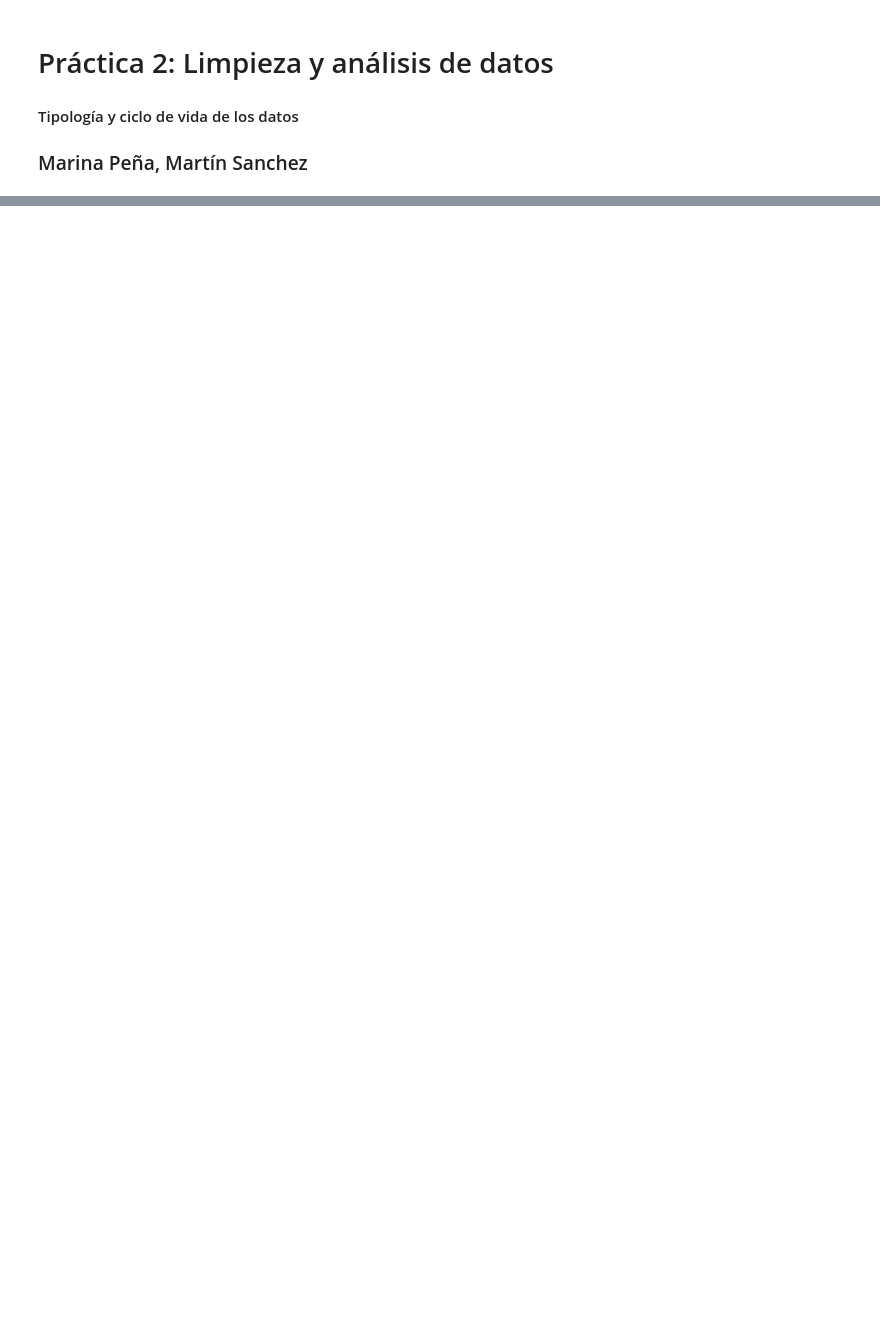
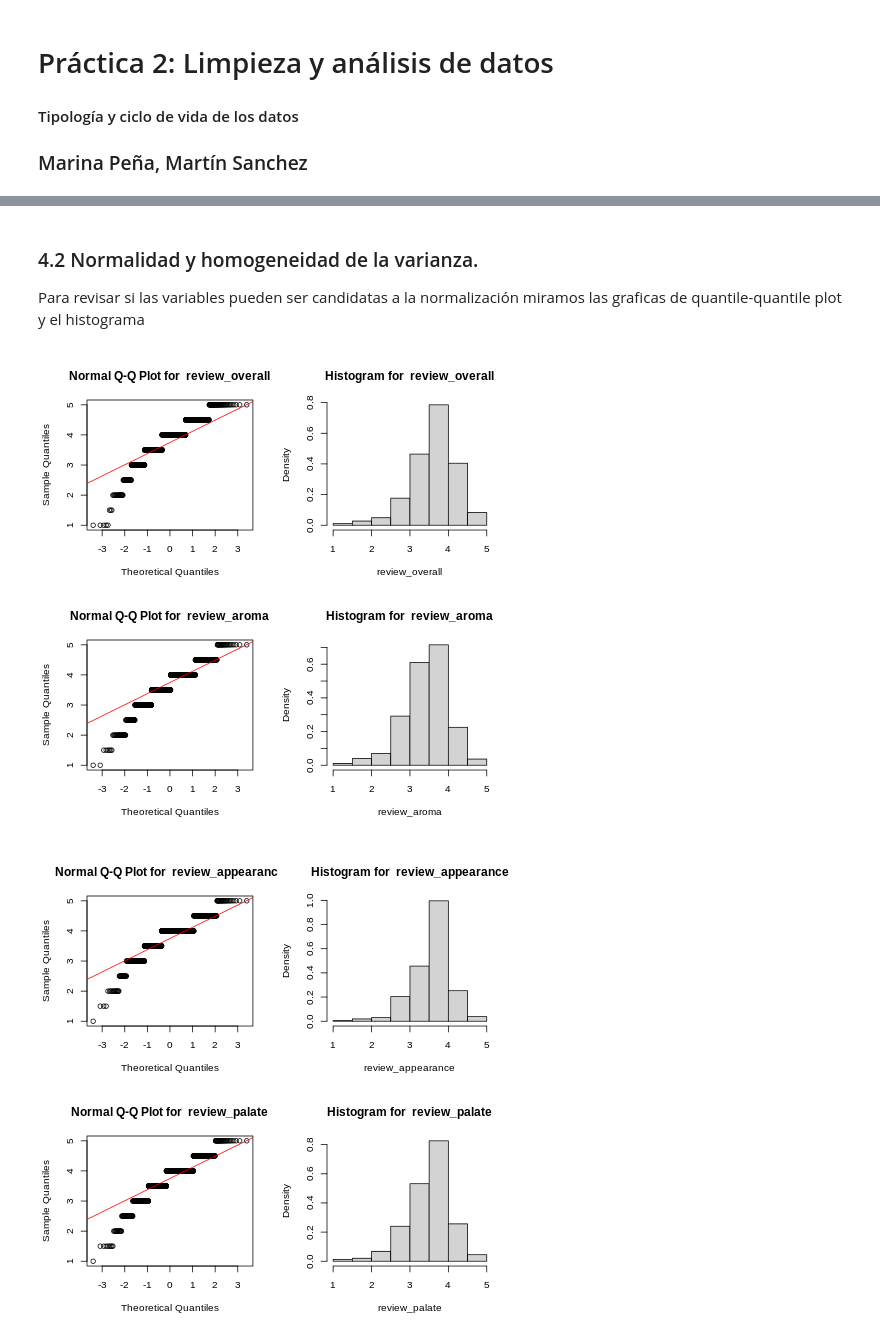
Before and after one commit to martinsanc/data_cleaning, a Jupyter notebook: PRA2.ipynb, the cells around one changed output, grey strips where cells are left out. Drawn from its saved outputs; the diff is of its cells as text; code cells hidden in the pictures; blank space fills up the shorter version.

```diff
--- a/PRA2.ipynb
+++ b/PRA2.ipynb
@@ -24,0 +307,8 @@
+# %%
+%%R
+#Seleccionamos
+df_beer = data[data$brewery_name=='Rock Bottom Restaurant & Brewery',c(3:5,7:12)]
+
+# Ordenamos las columnas
+df_beer = df_beer %>% select(review_overall:review_appearance, review_palate:review_taste, beer_abv, beer_style, beer_name, rango_graduacion)
+str(df_beer)
@@ -24,0 +331,20 @@
+# %% [markdown]
+### 4.2 Normalidad y homogeneidad de la varianza.
+
+Para revisar si las variables pueden ser candidatas a la normalización miramos las graficas de quantile-quantile
+plot y el histograma
+# %%
+%%R
+par(mfrow=c(2,2))
+for(i in 1:ncol(df_beer)) {
+    if (is.numeric(df_beer[,i])){
+        qqnorm(df_beer[,i],main = paste("Normal Q-Q Plot for ",colnames(df_beer)[i]))
+        qqline(df_beer[,i],col="red")
+        hist(df_beer[,i],
+             main=paste("Histogram for ", colnames(df_beer)[i]),
+             xlab=colnames(df_beer)[i], freq = FALSE)
+        }
+}
+# %% [output]
+[figure, added]
+[figure, added]
```
Also changed, not shown: parts of 86 cells of this notebook.
